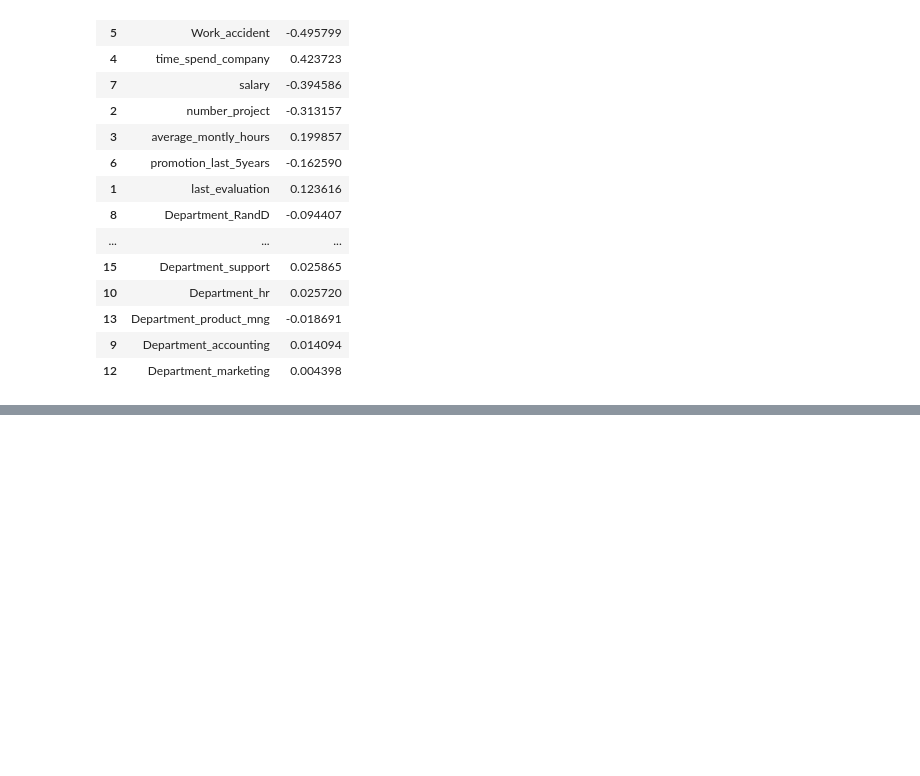
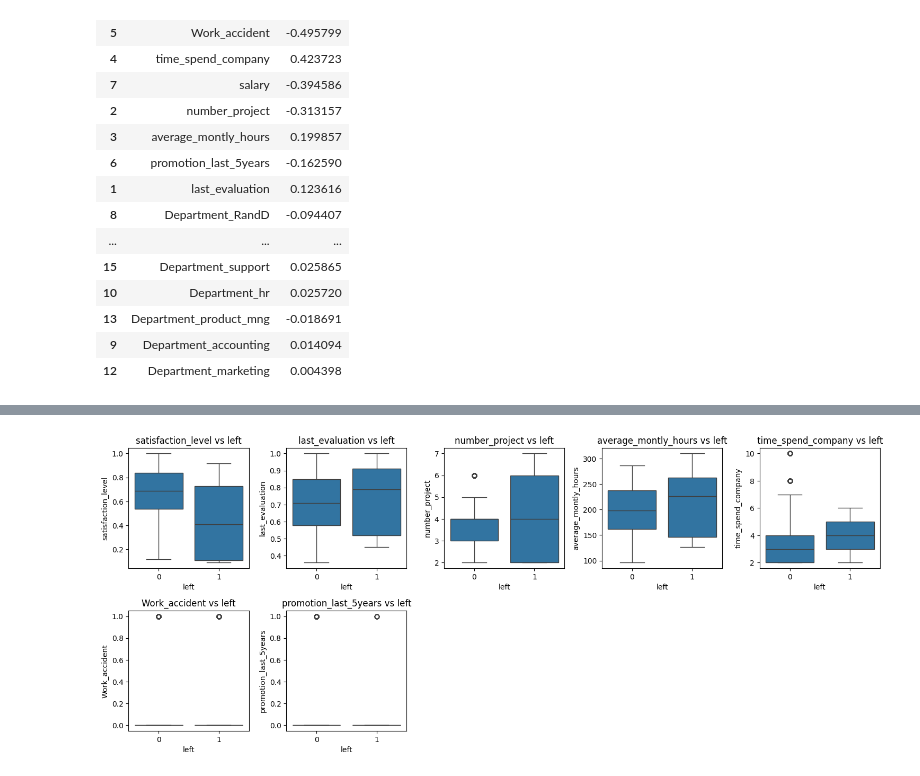
Before and after one commit to dindahanifa/mechine_learning, a Jupyter notebook: HR_LR.ipynb, the cells around one changed output, grey strips where cells are left out. Cells and saved outputs as stored; diff of their text form; code cells hidden in the pictures; blank space fills up the shorter version.

```diff
--- a/HR_LR.ipynb
+++ b/HR_LR.ipynb
@@ -602,0 +510,13 @@ The heatmap interpretation reveals the following about feature relationships and
+# %%
+num_cols = data.select_dtypes(include=['int64','float64']).columns
+num_cols = num_cols.drop('left')
+
+plt.figure(figsize=(15,12))
+
+for idx, col in enumerate(num_cols, 1):
+    plt.subplot(4,5,idx)
+    sns.boxplot(x=data['left'], y=data[col])
+    plt.title(f"{col} vs left")
+    plt.tight_layout()
+# %% [output]
+[figure, added]
```
Also changed, not shown: parts of 9 cells of this notebook.
